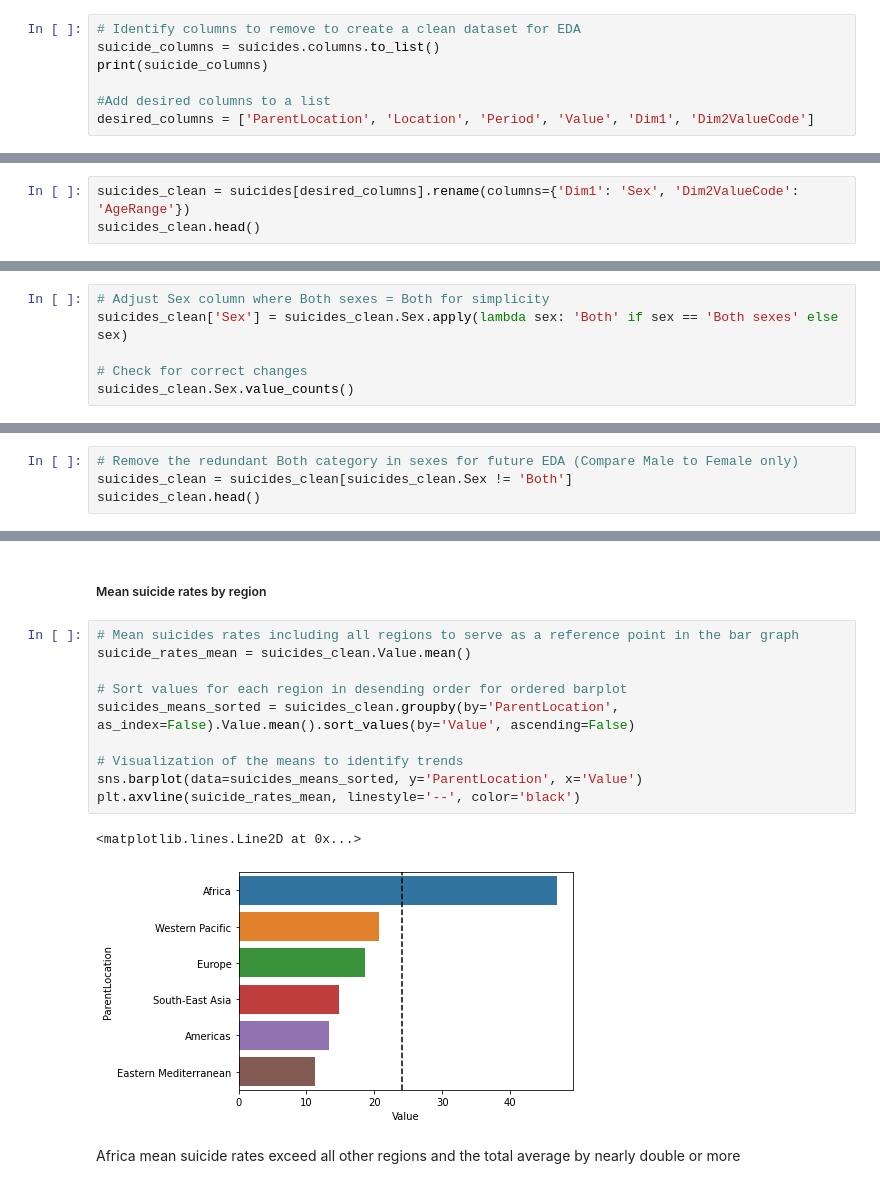
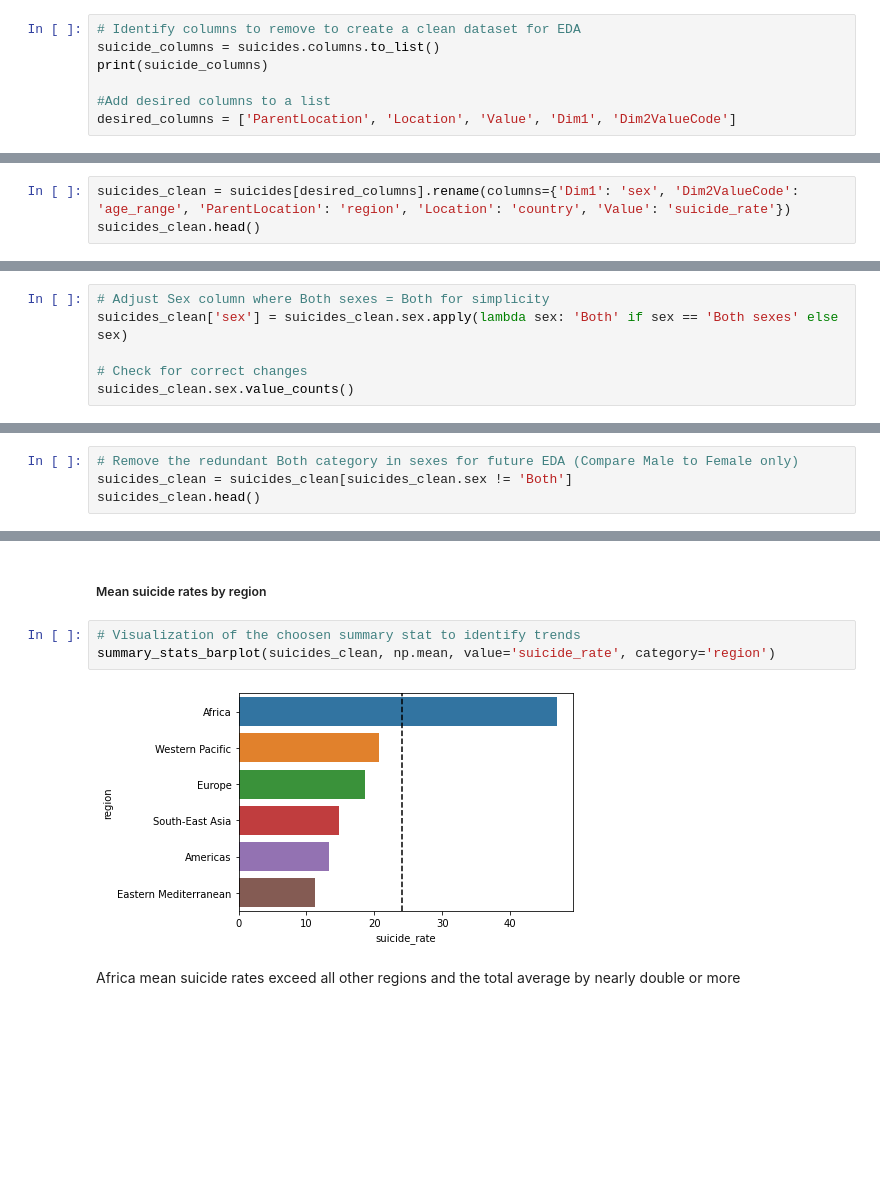
Before and after one commit to Fullcure3/WHO_suicide_rates, a Jupyter notebook: Suicides.ipynb, the cells around one changed output, grey strips where cells are left out. Cells and saved outputs as stored; diff of their text form; blank space fills up the shorter version.

```diff
--- a/Suicides.ipynb
+++ b/Suicides.ipynb
@@ -99,7 +100,7 @@ suicide_columns = suicides.columns.to_list()
 print(suicide_columns)
 
 #Add desired columns to a list
-desired_columns = ['ParentLocation', 'Location', 'Period', 'Value', 'Dim1', 'Dim2ValueCode']
+desired_columns = ['ParentLocation', 'Location', 'Value', 'Dim1', 'Dim2ValueCode']
 # %% [output]
 ['IndicatorCode', 'Indicator', 'ValueType', 'ParentLocationCode', 'ParentLocation', 'Location type', 'SpatialDimValueCode', 'Location', 'Period type', 'Period', 'IsLatestYear', 'Dim1 type', 'Dim1', 'D ...
 # %% [markdown]
@@ -113,6 +114,6 @@ Value = Crude Suicide Rates (per 100 000 population) <br>
 Sex = Gender (Male/Female/Both) <br>
 AgeMin / AgeMax = Age ranges for data (Assume 100 yrs old is max)
 # %%
-suicides_clean = suicides[desired_columns].rename(columns={'Dim1': 'Sex', 'Dim2ValueCode': 'AgeRange'})
+suicides_clean = suicides[desired_columns].rename(columns={'Dim1': 'sex', 'Dim2ValueCode': 'age_range', 'ParentLocation': 'region', 'Location': 'country', 'Value': 'suicide_rate'})
 suicides_clean.head()
 # %% [output]
@@ -125,9 +126,9 @@ suicides_clean.head()
 # %%
 # Adjust Sex column where Both sexes = Both for simplicity
-suicides_clean['Sex'] = suicides_clean.Sex.apply(lambda sex: 'Both' if sex == 'Both sexes' else sex)
+suicides_clean['sex'] = suicides_clean.sex.apply(lambda sex: 'Both' if sex == 'Both sexes' else sex)
 
 # Check for correct changes
-suicides_clean.Sex.value_counts()
+suicides_clean.sex.value_counts()
 # %% [output]
 Both      1464
 Female    1464
@@ -136,5 +137,5 @@ Name: Sex, dtype: int64
 # %%
 # Remove the redundant Both category in sexes for future EDA (Compare Male to Female only)
-suicides_clean = suicides_clean[suicides_clean.Sex != 'Both']
+suicides_clean = suicides_clean[suicides_clean.sex != 'Both']
 suicides_clean.head()
 # %% [output]
@@ -186,18 +171,10 @@ suicides_clean.describe()
 # %% [markdown]
 ##### Mean suicide rates by region
 # %%
-# Mean suicides rates including all regions to serve as a reference point in the bar graph
-suicide_rates_mean = suicides_clean.Value.mean()
-
-# Sort values for each region in desending order for ordered barplot
-suicides_means_sorted = suicides_clean.groupby(by='ParentLocation', as_index=False).Value.mean().sort_values(by='Value', ascending=False)
-
-# Visualization of the means to identify trends
-sns.barplot(data=suicides_means_sorted, y='ParentLocation', x='Value')
-plt.axvline(suicide_rates_mean, linestyle='--', color='black')
+# Visualization of the choosen summary stat to identify trends
+summary_stats_barplot(suicides_clean, np.mean, value='suicide_rate', category='region')
 # %% [output]
-<matplotlib.lines.Line2D at 0x...>
-[figure, old version]
+[figure, new version]
 # %% [markdown]
 Africa mean suicide rates exceed all other regions and the total average by nearly double or more<br>
 # %% [markdown]
```
Also changed, not shown: parts of 40 cells of this notebook.
